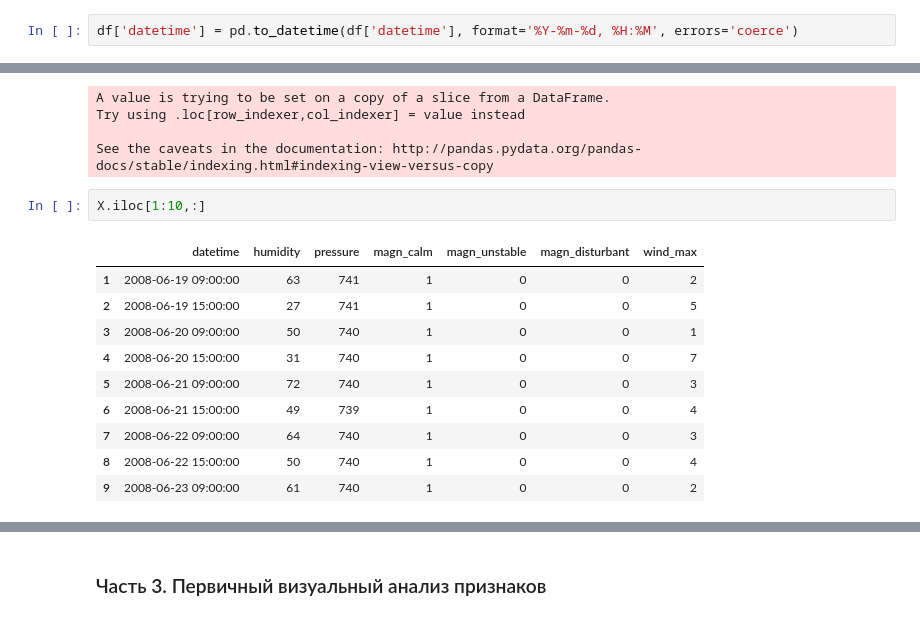
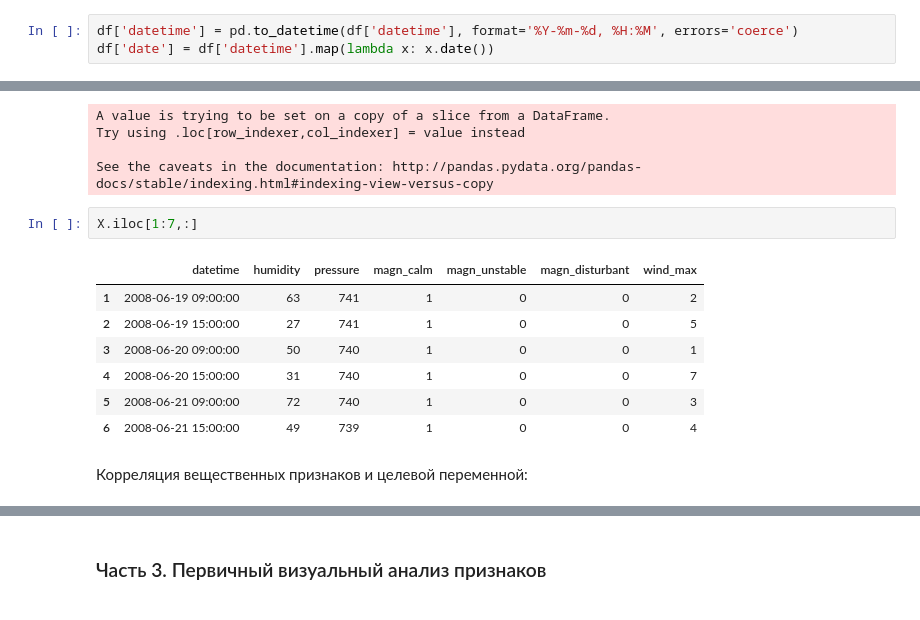
Before and after one commit to x-raizor/mlcourse_open, a Jupyter notebook: jupyter_notebooks/projects_individual/temperature-forecasting.ipynb, the cells around one changed output, grey strips where cells are left out. Drawn from its saved outputs; the diff is of its cells as text.

```diff
--- a/jupyter_notebooks/projects_individual/temperature-forecasting.ipynb
+++ b/jupyter_notebooks/projects_individual/temperature-forecasting.ipynb
@@ -42,6 +44,7 @@ df = pd.read_csv('chelpogoda.csv', sep=';',
                 })
 # %%
 df['datetime'] = pd.to_datetime(df['datetime'], format='%Y-%m-%d, %H:%M', errors='coerce')
+df['date'] = df['datetime'].map(lambda x: x.date())
 # %%
 df.head()
 # %% [output]
@@ -110,15 +112,14 @@ Try using .loc[row_indexer,col_indexer] = value instead
 
 See the caveats in the documentation: http://pandas.pydata.org/pandas-docs/stable/indexing.html#indexing-view-versus-copy
 # %%
-X.iloc[1:10,:]
+X.iloc[1:7,:]
 # %% [output]
 |  | datetime | humidity | pressure | magn_calm | magn_unstable | magn_disturbant | wind_max |
 | 1 | 2008-06-19 09:00:00 | 63 | 741 | 1 | 0 | 0 | 2 |
 | 2 | 2008-06-19 15:00:00 | 27 | 741 | 1 | 0 | 0 | 5 |
 | 3 | 2008-06-20 09:00:00 | 50 | 740 | 1 | 0 | 0 | 1 |
 | 4 | 2008-06-20 15:00:00 | 31 | 740 | 1 | 0 | 0 | 7 |
 | 5 | 2008-06-21 09:00:00 | 72 | 740 | 1 | 0 | 0 | 3 |
 | 6 | 2008-06-21 15:00:00 | 49 | 739 | 1 | 0 | 0 | 4 |
-| 7 | 2008-06-22 09:00:00 | 64 | 740 | 1 | 0 | 0 | 3 |
-| 8 | 2008-06-22 15:00:00 | 50 | 740 | 1 | 0 | 0 | 4 |
-| 9 | 2008-06-23 09:00:00 | 61 | 740 | 1 | 0 | 0 | 2 |
+# %% [markdown]
+Корреляция вещественных признаков и целевой переменной:
```
Also changed, not shown: parts of 26 cells of this notebook.
